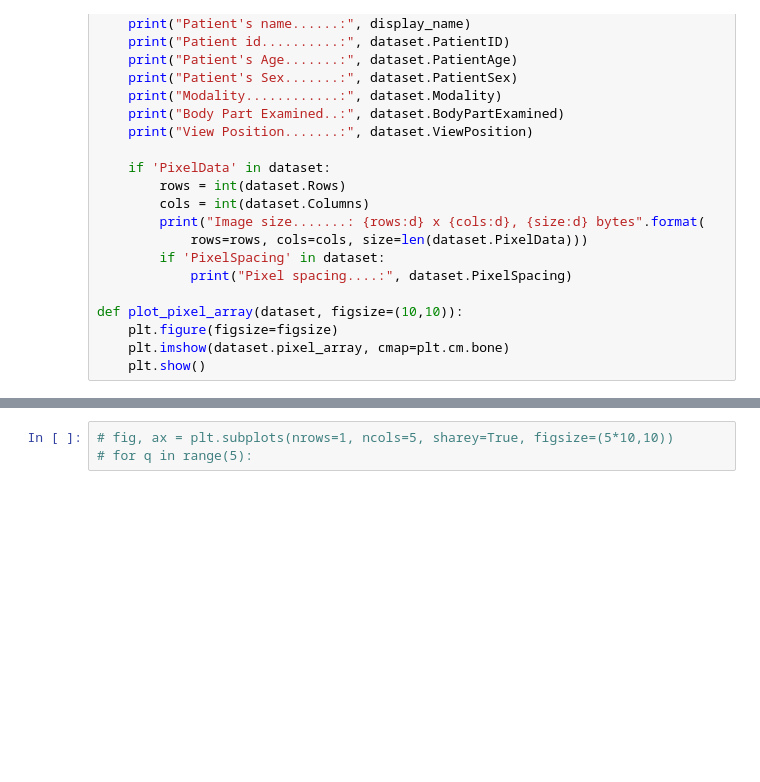
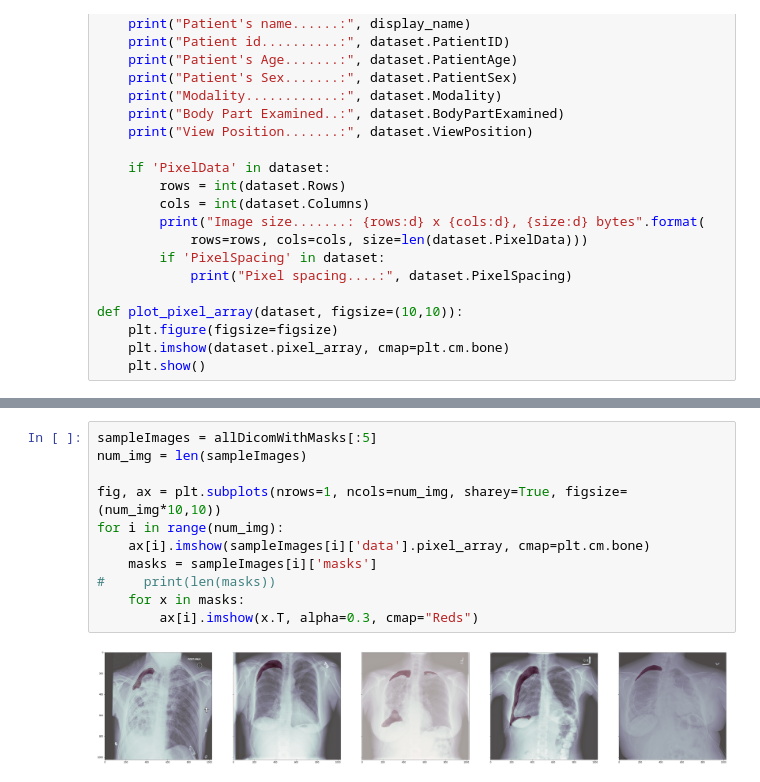
Before and after one commit to mfaizanse/mlmi-siim, a Jupyter notebook: reading_data.ipynb, the cells around one changed output, grey strips where cells are left out. Cells and saved outputs as stored; diff of their text form; blank space fills up the shorter version.

```diff
--- a/reading_data.ipynb
+++ b/reading_data.ipynb
@@ -165,3 +159,13 @@ Total masks found:  147
-# %%
-# fig, ax = plt.subplots(nrows=1, ncols=5, sharey=True, figsize=(5*10,10))
-# for q in range(5):
+# %%
+sampleImages = allDicomWithMasks[:5]
+num_img = len(sampleImages)
+
+fig, ax = plt.subplots(nrows=1, ncols=num_img, sharey=True, figsize=(num_img*10,10))
+for i in range(num_img):
+    ax[i].imshow(sampleImages[i]['data'].pixel_array, cmap=plt.cm.bone)
+    masks = sampleImages[i]['masks']
+#     print(len(masks))
+    for x in masks:
+        ax[i].imshow(x.T, alpha=0.3, cmap="Reds")
+# %% [output]
+[figure, added]
```
Also changed, not shown: parts of 17 cells of this notebook, 6 other files.
